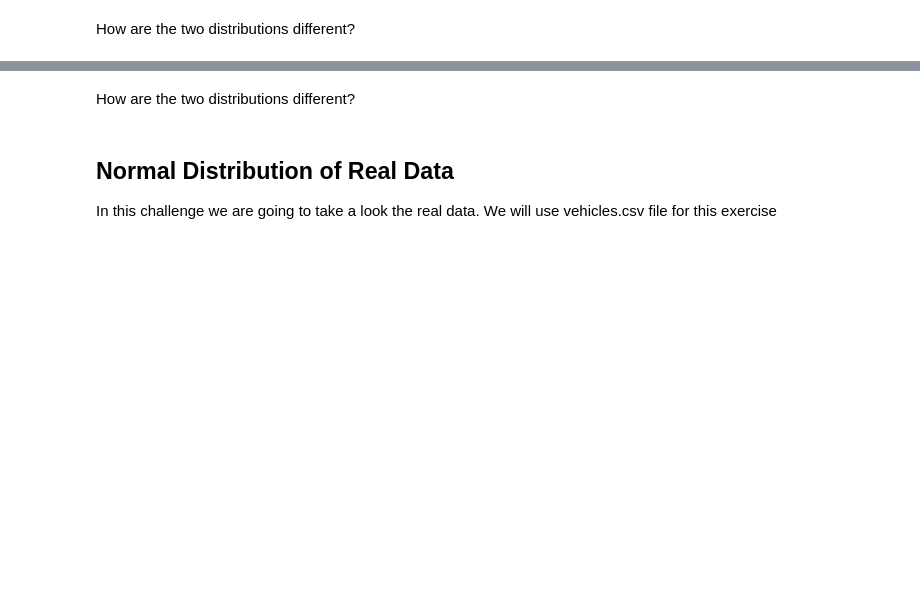
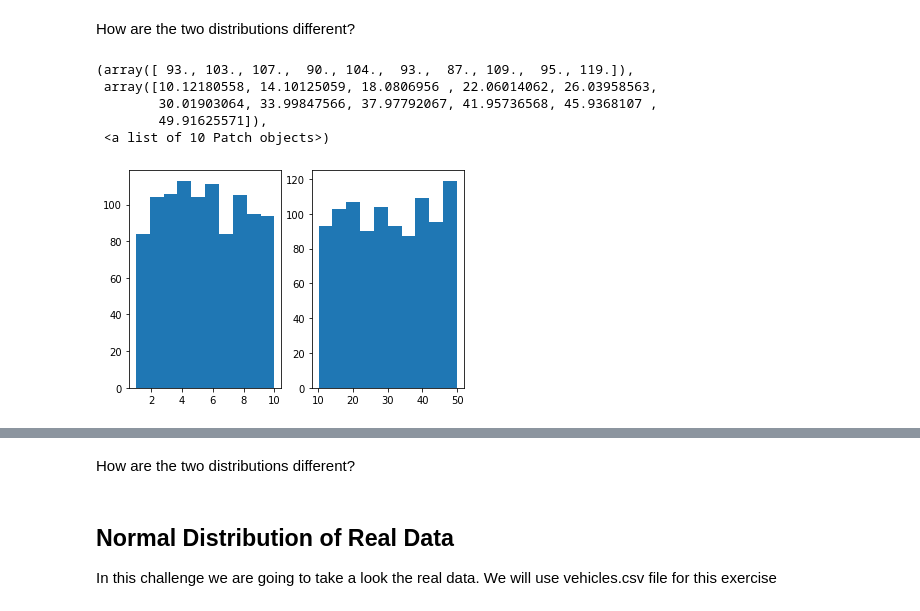
Before and after one commit to ironhack-datalabs/datamad1019, a Jupyter notebook: module-2/lab-continuous-probability-distribution/your-code/main.ipynb, the cells around one changed output, grey strips where cells are left out. Cells and saved outputs as stored; diff of their text form; code cells hidden in the pictures; blank space fills up the shorter version.

```diff
--- a/module-2/lab-continuous-probability-distribution/your-code/main.ipynb
+++ b/module-2/lab-continuous-probability-distribution/your-code/main.ipynb
@@ -47,2 +50,12 @@ Your output should look like below:
+# %%
+# your code here
+
+import matplotlib as plt
+
+def Uniform(low,high,count):
+    x = uniform.rvs(size=count)
+    aleatorio = low+ (high-low)*x
+
+    return aleatorio
 # %% [markdown]
 How are the two distributions different?
@@ -51,3 +62,19 @@ How are the two distributions different?
+# %%
+# your answer below
+Uniform(10,15,100)
+Uniform(10,60,1000)
+
+
+fig,ax=plt.subplots(1,2)
+ax[0].hist(Uniform(10,1,1000))
+ax[1].hist(Uniform(10,50,1000))
+# %% [output]
+(array([ 93., 103., 107.,  90., 104.,  93.,  87., 109.,  95., 119.]),
+ array([10.12180558, 14.10125059, 18.0806956 , 22.06014062, 26.03958563,
+        30.01903064, 33.99847566, 37.97792067, 41.95736568, 45.9368107 ,
+        49.91625571]),
+ <a list of 10 Patch objects>)
+[figure, added]
 # %% [markdown]
 ## Normal Distribution
 
```
Also changed, not shown: parts of 13 cells of this notebook.
